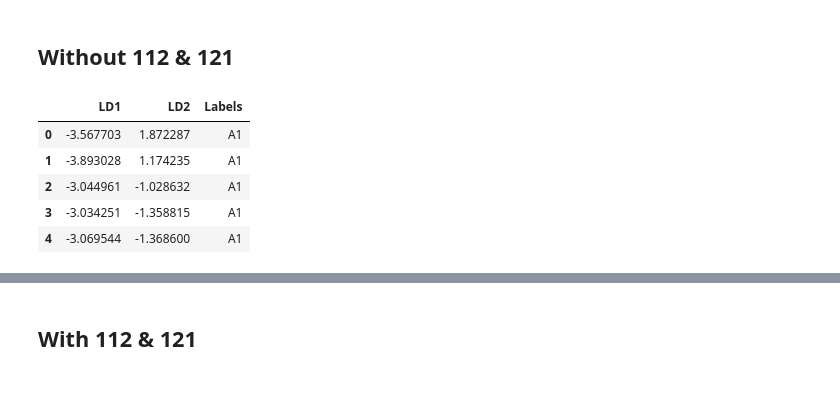
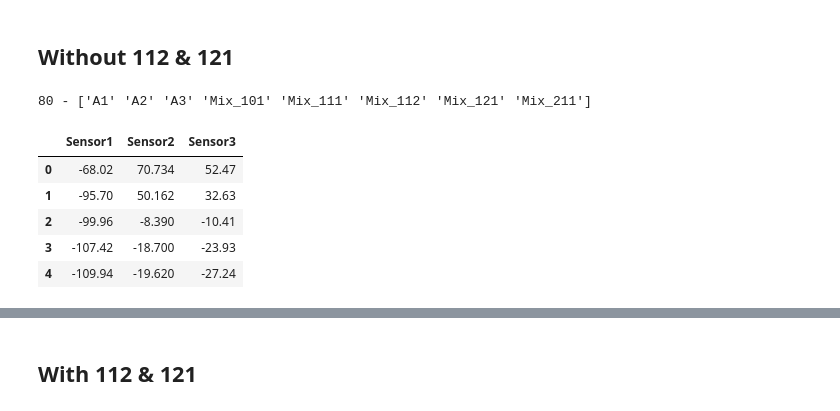
Before and after one commit to SohamD34/BTP, a Jupyter notebook: scripts/Mixture + Analytes/8 Mixtures/LDA_SVM.ipynb, the cells around one changed output, grey strips where cells are left out. Cells and saved outputs as stored; diff of their text form; code cells hidden in the pictures.

```diff
--- a/scripts/Mixture + Analytes/8 Mixtures/LDA_SVM.ipynb
+++ b/scripts/Mixture + Analytes/8 Mixtures/LDA_SVM.ipynb
@@ -18,21 +20,22 @@ os.chdir('/home/soham/Desktop/GitHub/BTP/')
 ## Without 112 & 121
 # %%
 all_data = pd.read_excel('data/mixture/8 solutions/total_new_data(8 mixtures).xlsx')
+print(len(all_data), '-', all_data['Label'].unique())
 
-true_labels = all_data['Label']
-labels = true_labels.map({'Mix_101': 0, 'A1': 1, 'A2': 2, 'A3': 3, 'Mix_111':4, 'Mix_121':5, 'Mix_211':6, 'Mix_112':7})
+''' Dropping Mixtures 112 and 121 '''
+
+all_data = all_data[all_data['Label']!='Mix_112']
+all_data = all_data[all_data['Label']!='Mix_121']
+labels = all_data['Label']
+true_labels = labels.map({'A1': 1, 'A2': 2, 'A3': 3, 'Mix_101':4, 'Mix_111':5, 'Mix_211':6})
 
 all_data = all_data.drop(['Dilution','Label'], axis=1)
-
-lda = LDA(n_components=2)
-lda.fit(all_data, labels)
-
-lda_data = pd.read_excel('data/mixture/8 solutions/LDA_without_112_121.xlsx')
-lda_data.head()
+all_data.head()
 # %% [output]
+80 - ['A1' 'A2' 'A3' 'Mix_101' 'Mix_111' 'Mix_112' 'Mix_121' 'Mix_211']
-|  | LD1 | LD2 | Labels |
-| 0 | -3.567703 | 1.872287 | A1 |
-| 1 | -3.893028 | 1.174235 | A1 |
-| 2 | -3.044961 | -1.028632 | A1 |
-| 3 | -3.034251 | -1.358815 | A1 |
-| 4 | -3.069544 | -1.368600 | A1 |
+|  | Sensor1 | Sensor2 | Sensor3 |
+| 0 | -68.02 | 70.734 | 52.47 |
+| 1 | -95.70 | 50.162 | 32.63 |
+| 2 | -99.96 | -8.390 | -10.41 |
+| 3 | -107.42 | -18.700 | -23.93 |
+| 4 | -109.94 | -19.620 | -27.24 |
```
Also changed, not shown: parts of 11 cells of this notebook, 3 other files.
